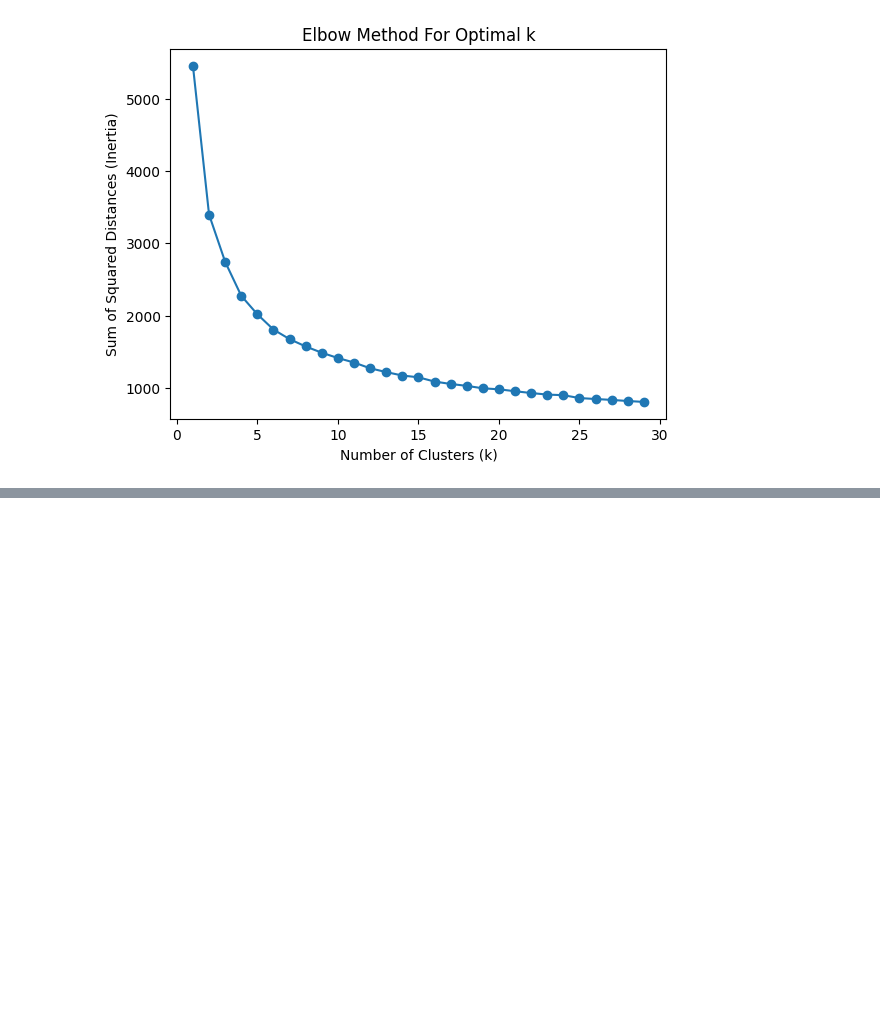
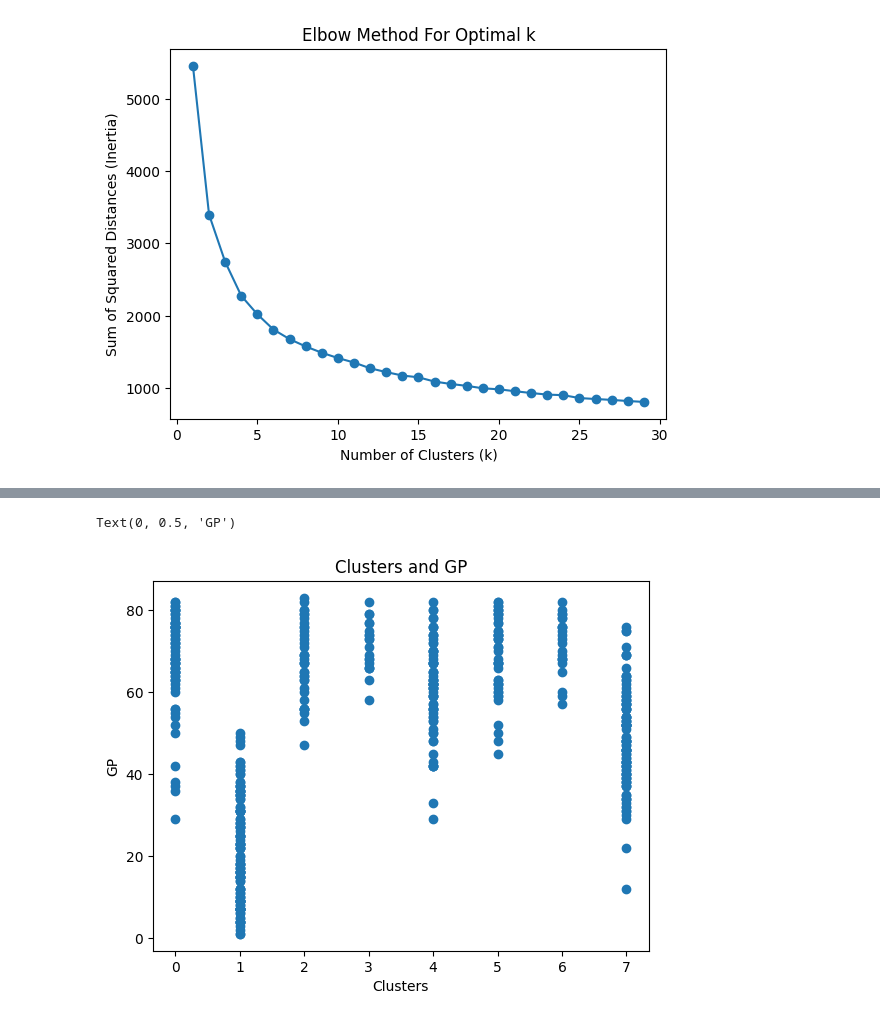
Before and after one commit to AJ-comm/NBA-3pt-shooter, a Jupyter notebook: 414clustering.ipynb, the cells around one changed output, grey strips where cells are left out. Drawn from its saved outputs; the diff is of its cells as text; code cells hidden in the pictures; blank space fills up the shorter version.

```diff
--- a/414clustering.ipynb
+++ b/414clustering.ipynb
@@ -225,0 +222,4 @@ plt.scatter()
+# %%
+# merge the clusters with the feature matrix
+final_df = pd.merge(create,features, on = 'player_name')
+final_df
@@ -225,0 +241,9 @@ plt.scatter()
+# %%
+# scatterplot the clusters and GP
+plt.scatter(final_df[0],final_df['GP'])
+plt.title('Clusters and GP')
+plt.xlabel('Clusters')
+plt.ylabel('GP')
+# %% [output]
+Text(0, 0.5, 'GP')
+[figure, added]
```
Also changed, not shown: parts of 20 cells of this notebook.
